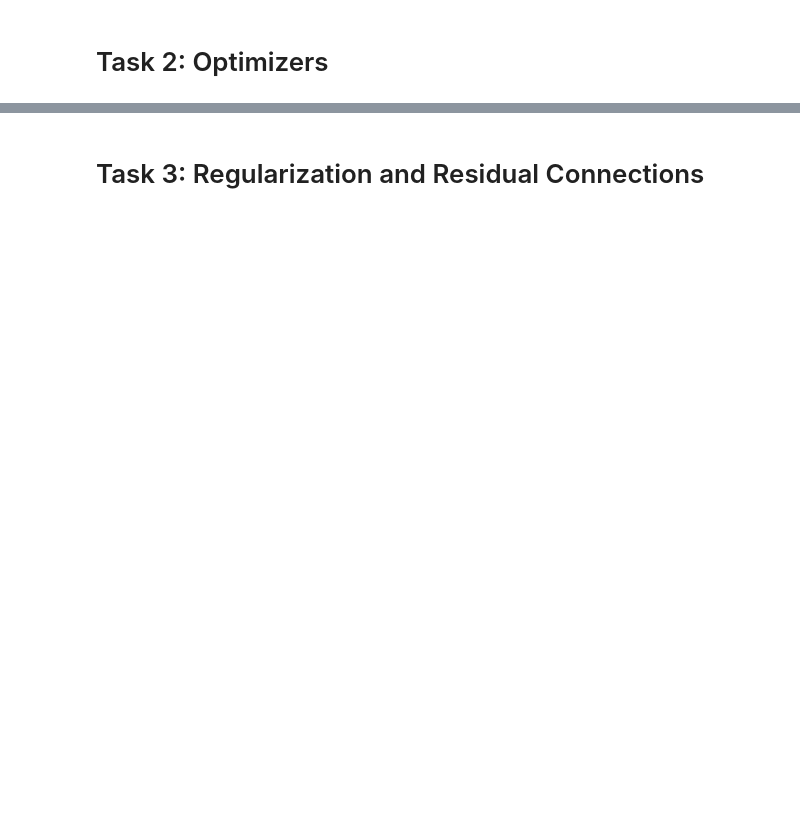
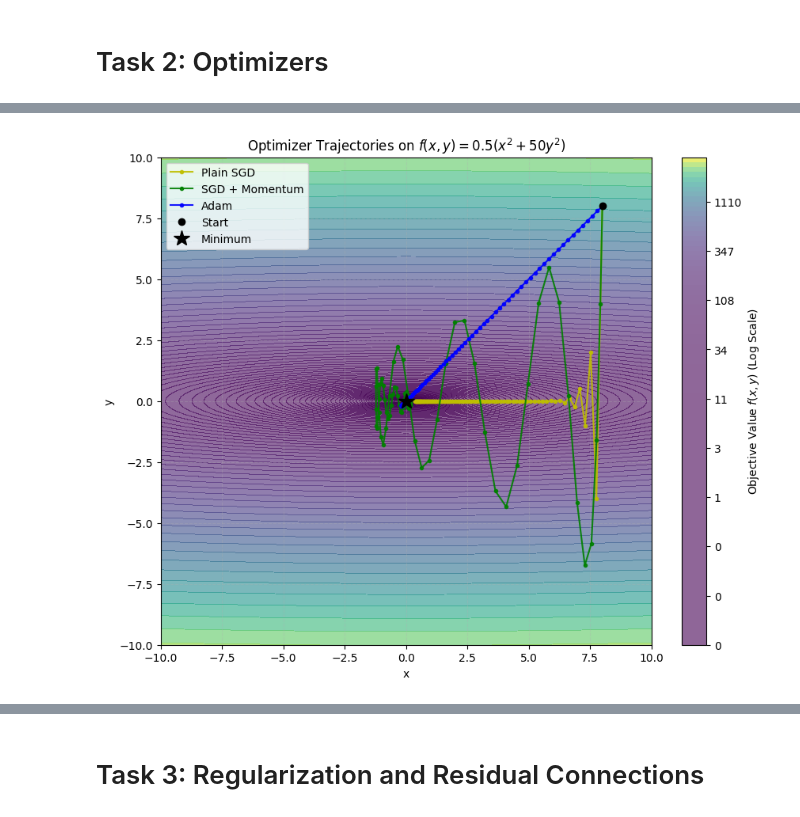
Before and after one commit to HansaniKaumadi/EN4554-Assignment-2-on-CNNs, a Jupyter notebook: code.ipynb, the cells around one changed output, grey strips where cells are left out. Cells and saved outputs as stored; diff of their text form; code cells hidden in the pictures; blank space fills up the shorter version.

```diff
--- a/code.ipynb
+++ b/code.ipynb
@@ -342,0 +467,61 @@ The initialization plot demonstrates the vanishing gradient problem inherent to
+# %%
+# Task 2(b): 2D Contour Plotting and Optimizer Trajectories
+def f(x, y):
+    return 0.5 * (x**2 + 50 * y**2)
+
+def get_trajectory(optimizer_class, start_pos, steps=50, **kwargs):
+    # Initialize a parameter at the starting position
+    pos = torch.tensor(start_pos, requires_grad=True)
+    optimizer = optimizer_class([pos], **kwargs)
+
+    trajectory = [pos.detach().numpy().copy()]
+
+    for _ in range(steps):
+        optimizer.zero_grad()
+        loss = f(pos[0], pos[1])
+        loss.backward()
+        optimizer.step()
+        trajectory.append(pos.detach().numpy().copy())
+
+    return np.array(trajectory)
+
+def plot_optimization_trajectories():
+    start_pos = [8.0, 8.0] # Starting point on the contour
+
+
+    # Get trajectories using PyTorch built-in optimizers
+    traj_sgd = get_trajectory(optim.SGD, start_pos, steps=100, lr=0.03, momentum=0)
+    traj_sgdm = get_trajectory(optim.SGD, start_pos, steps=100, lr=0.01, momentum=0.9)
+    traj_adam = get_trajectory(optim.Adam, start_pos, steps=100, lr=0.2)
+
+    # Plot Contours
+    x = np.linspace(-10, 10, 400)
+    y = np.linspace(-10, 10, 400)
+    X, Y = np.meshgrid(x, y)
+    Z = f(X, Y)
+
+    plt.figure(figsize=(10, 8))
+
+    # NEW: plt.contourf with 100 levels creates a smooth, continuous background
+    contour = plt.contourf(X, Y, Z, levels=np.logspace(-1.5, 3.5, 100), cmap='viridis', alpha=0.6)
+    plt.colorbar(contour, label='Objective Value $f(x,y)$ (Log Scale)')
+
+    # Plot Trajectories
+    plt.plot(traj_sgd[:, 0], traj_sgd[:, 1], 'y.-', label='Plain SGD', alpha=0.9, linewidth=1.5)
+    plt.plot(traj_sgdm[:, 0], traj_sgdm[:, 1], 'g.-', label='SGD + Momentum', alpha=0.9, linewidth=1.5)
+    plt.plot(traj_adam[:, 0], traj_adam[:, 1], 'b.-', label='Adam', alpha=0.9, linewidth=1.5)
+
+    # Mark start and end
+    plt.plot(start_pos[0], start_pos[1], 'ko', label='Start', zorder=5)
+    plt.plot(0, 0, 'k*', markersize=15, label='Minimum', zorder=5)
+
+    plt.xlabel('x')
+    plt.ylabel('y')
+    plt.title('Optimizer Trajectories on $f(x,y) = 0.5(x^2 + 50y^2)$')
+    plt.legend()
+    plt.grid(True, linestyle='--', alpha=0.3)
+    plt.show()
+
+plot_optimization_trajectories()
+# %% [output]
+[figure, added]
```
Also changed, not shown: parts of 27 cells of this notebook.
